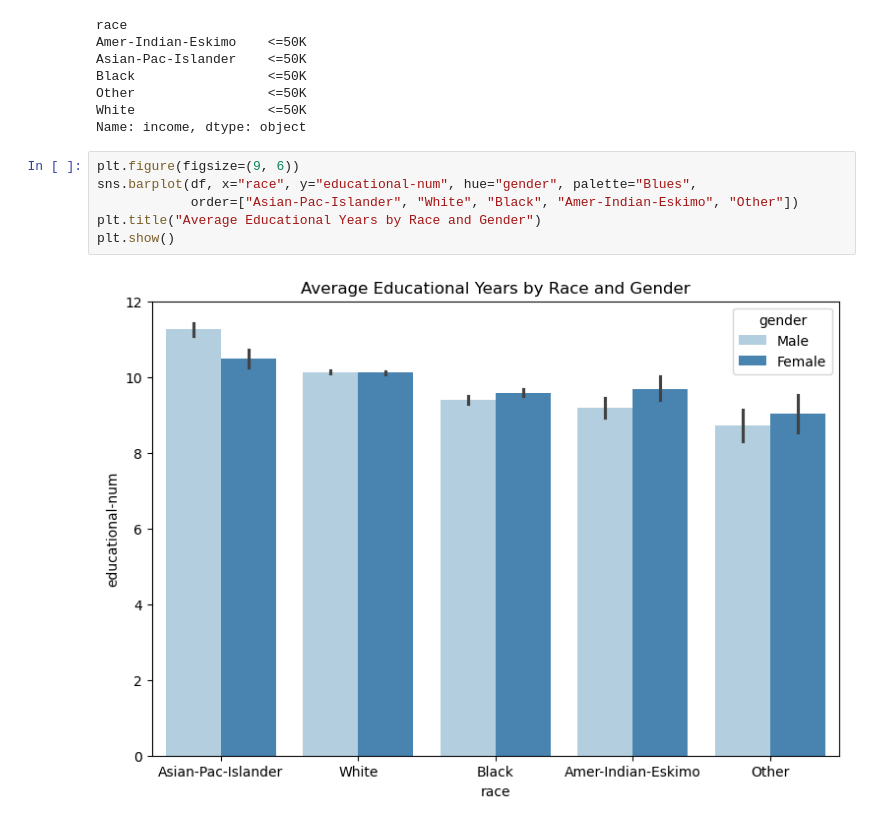
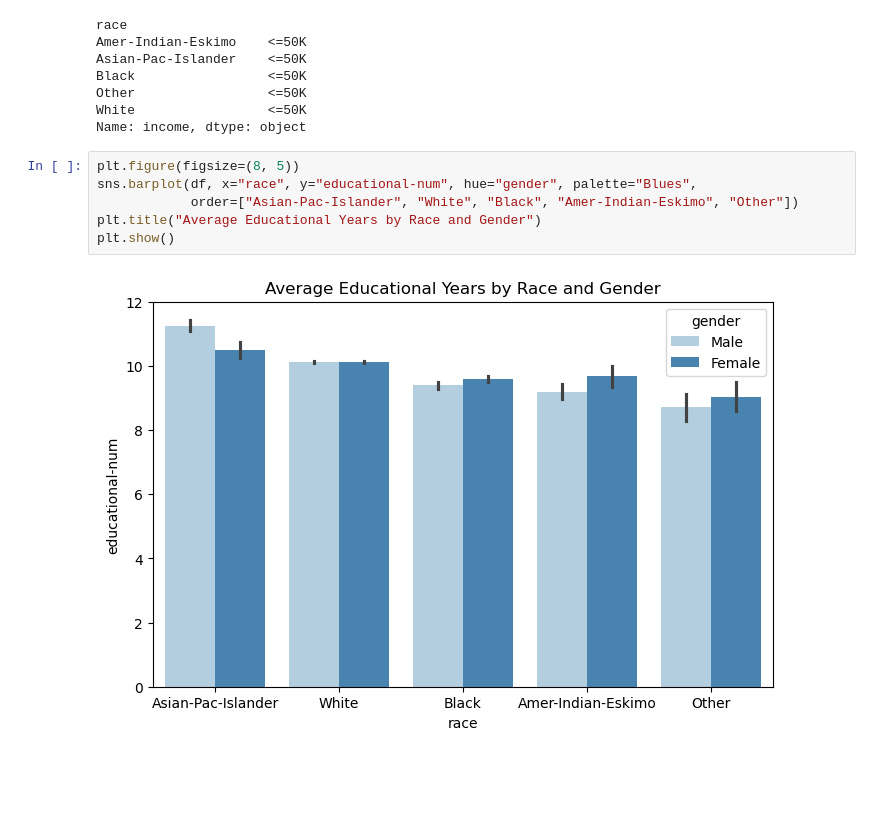
Before and after one commit to nezzzzo/ds-ai-projects, a Jupyter notebook: projects/income/income.ipynb, the cells around one changed output. Saved outputs shown, nothing was run; the diff lists cells and outputs as text; blank space fills up the shorter version.

Commit message:
EDA & Visualization

```diff
--- a/projects/income/income.ipynb
+++ b/projects/income/income.ipynb
@@ -147,10 +167,10 @@ Other                 <=50K
 White                 <=50K
 Name: income, dtype: object
 # %%
-plt.figure(figsize=(9, 6))
+plt.figure(figsize=(8, 5))
 sns.barplot(df, x="race", y="educational-num", hue="gender", palette="Blues",
             order=["Asian-Pac-Islander", "White", "Black", "Amer-Indian-Eskimo", "Other"])
 plt.title("Average Educational Years by Race and Gender")
 plt.show()
 # %% [output]
-[figure, old version]
+[figure, new version]
```
Also changed, not shown: parts of 3 cells of this notebook.
